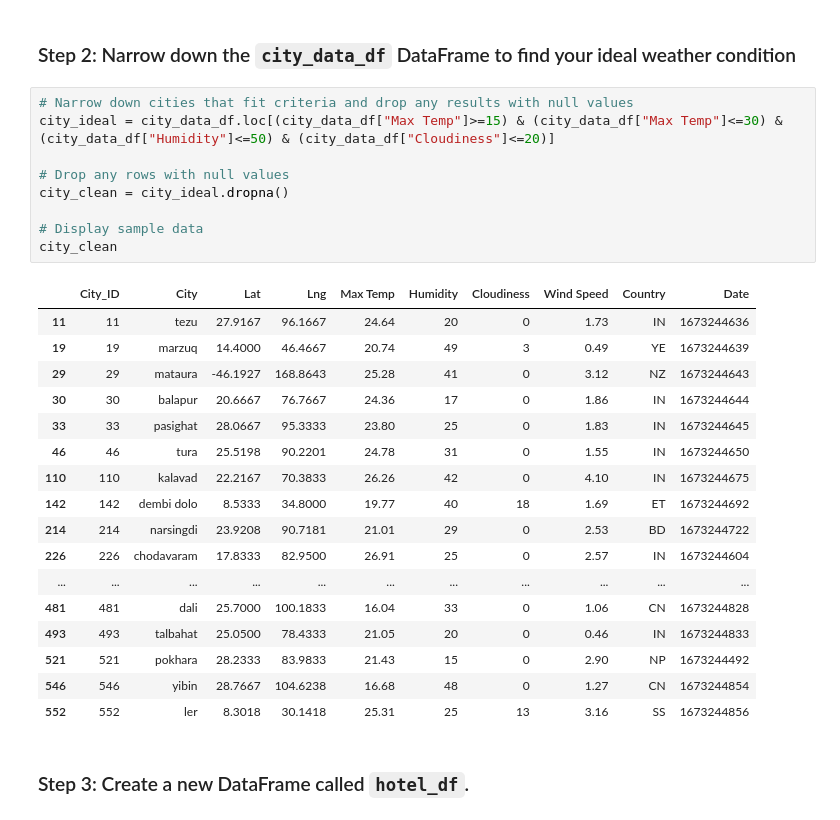
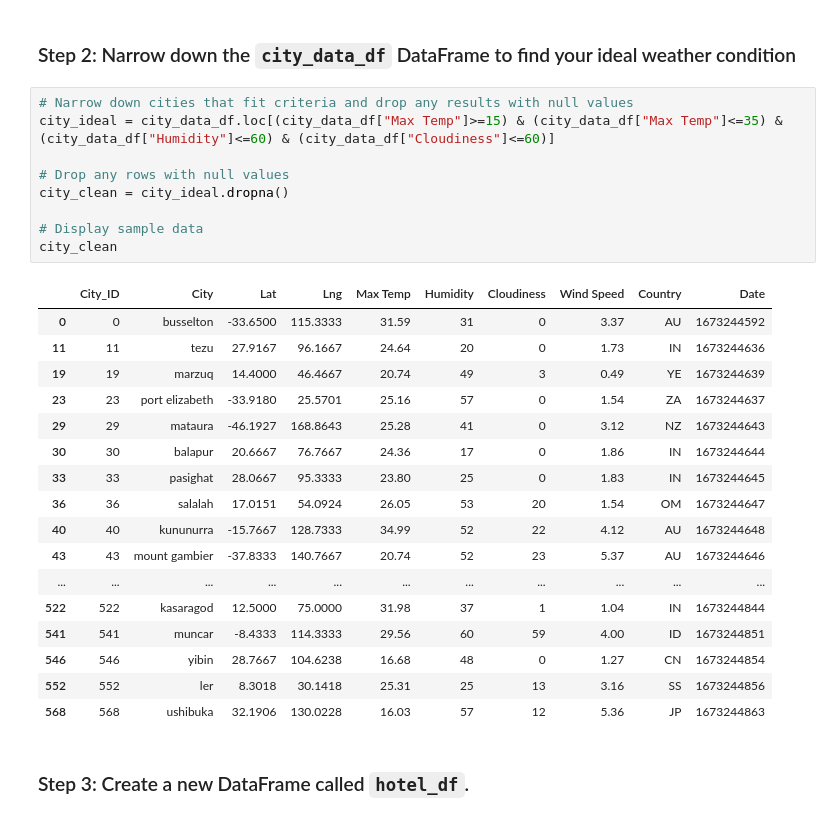
Before and after one commit to jonowood/python-api-challenge, a Jupyter notebook: VacationPy/VacationPy.ipynb, the cells around one changed output. Drawn from its saved outputs; the diff is of its cells as text.

```diff
--- a/VacationPy/VacationPy.ipynb
+++ b/VacationPy/VacationPy.ipynb
@@ -44,31 +51,31 @@ map_plot
 ### Step 2: Narrow down the `city_data_df` DataFrame to find your ideal weather condition
 # %%
 # Narrow down cities that fit criteria and drop any results with null values
-city_ideal = city_data_df.loc[(city_data_df["Max Temp"]>=15) & (city_data_df["Max Temp"]<=30) & (city_data_df["Humidity"]<=50) & (city_data_df["Cloudiness"]<=20)]
+city_ideal = city_data_df.loc[(city_data_df["Max Temp"]>=15) & (city_data_df["Max Temp"]<=35) & (city_data_df["Humidity"]<=60) & (city_data_df["Cloudiness"]<=60)]
 
 # Drop any rows with null values
 city_clean = city_ideal.dropna()
 
 # Display sample data
 city_clean
 # %% [output]
 |  | City_ID | City | Lat | Lng | Max Temp | Humidity | Cloudiness | Wind Speed | Country | Date |
+| 0 | 0 | busselton | -33.6500 | 115.3333 | 31.59 | 31 | 0 | 3.37 | AU | 1673244592 |
 | 11 | 11 | tezu | 27.9167 | 96.1667 | 24.64 | 20 | 0 | 1.73 | IN | 1673244636 |
 | 19 | 19 | marzuq | 14.4000 | 46.4667 | 20.74 | 49 | 3 | 0.49 | YE | 1673244639 |
+| 23 | 23 | port elizabeth | -33.9180 | 25.5701 | 25.16 | 57 | 0 | 1.54 | ZA | 1673244637 |
 | 29 | 29 | mataura | -46.1927 | 168.8643 | 25.28 | 41 | 0 | 3.12 | NZ | 1673244643 |
 | 30 | 30 | balapur | 20.6667 | 76.7667 | 24.36 | 17 | 0 | 1.86 | IN | 1673244644 |
 | 33 | 33 | pasighat | 28.0667 | 95.3333 | 23.80 | 25 | 0 | 1.83 | IN | 1673244645 |
-| 46 | 46 | tura | 25.5198 | 90.2201 | 24.78 | 31 | 0 | 1.55 | IN | 1673244650 |
-| 110 | 110 | kalavad | 22.2167 | 70.3833 | 26.26 | 42 | 0 | 4.10 | IN | 1673244675 |
-| 142 | 142 | dembi dolo | 8.5333 | 34.8000 | 19.77 | 40 | 18 | 1.69 | ET | 1673244692 |
-| 214 | 214 | narsingdi | 23.9208 | 90.7181 | 21.01 | 29 | 0 | 2.53 | BD | 1673244722 |
-| 226 | 226 | chodavaram | 17.8333 | 82.9500 | 26.91 | 25 | 0 | 2.57 | IN | 1673244604 |
+| 36 | 36 | salalah | 17.0151 | 54.0924 | 26.05 | 53 | 20 | 1.54 | OM | 1673244647 |
+| 40 | 40 | kununurra | -15.7667 | 128.7333 | 34.99 | 52 | 22 | 4.12 | AU | 1673244648 |
+| 43 | 43 | mount gambier | -37.8333 | 140.7667 | 20.74 | 52 | 23 | 5.37 | AU | 1673244646 |
 | ... | ... | ... | ... | ... | ... | ... | ... | ... | ... | ... |
-| 481 | 481 | dali | 25.7000 | 100.1833 | 16.04 | 33 | 0 | 1.06 | CN | 1673244828 |
-| 493 | 493 | talbahat | 25.0500 | 78.4333 | 21.05 | 20 | 0 | 0.46 | IN | 1673244833 |
-| 521 | 521 | pokhara | 28.2333 | 83.9833 | 21.43 | 15 | 0 | 2.90 | NP | 1673244492 |
+| 522 | 522 | kasaragod | 12.5000 | 75.0000 | 31.98 | 37 | 1 | 1.04 | IN | 1673244844 |
+| 541 | 541 | muncar | -8.4333 | 114.3333 | 29.56 | 60 | 59 | 4.00 | ID | 1673244851 |
 | 546 | 546 | yibin | 28.7667 | 104.6238 | 16.68 | 48 | 0 | 1.27 | CN | 1673244854 |
 | 552 | 552 | ler | 8.3018 | 30.1418 | 25.31 | 25 | 13 | 3.16 | SS | 1673244856 |
+| 568 | 568 | ushibuka | 32.1906 | 130.0228 | 16.03 | 57 | 12 | 5.36 | JP | 1673244863 |
 # %% [markdown]
 ### Step 3: Create a new DataFrame called `hotel_df`.
 # %%
```
Also changed, not shown: parts of 7 cells of this notebook.
